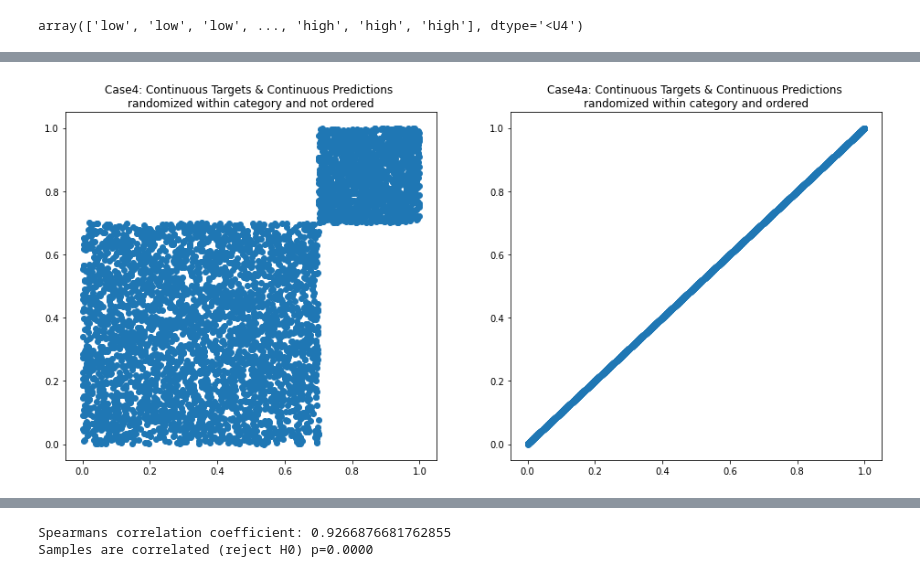
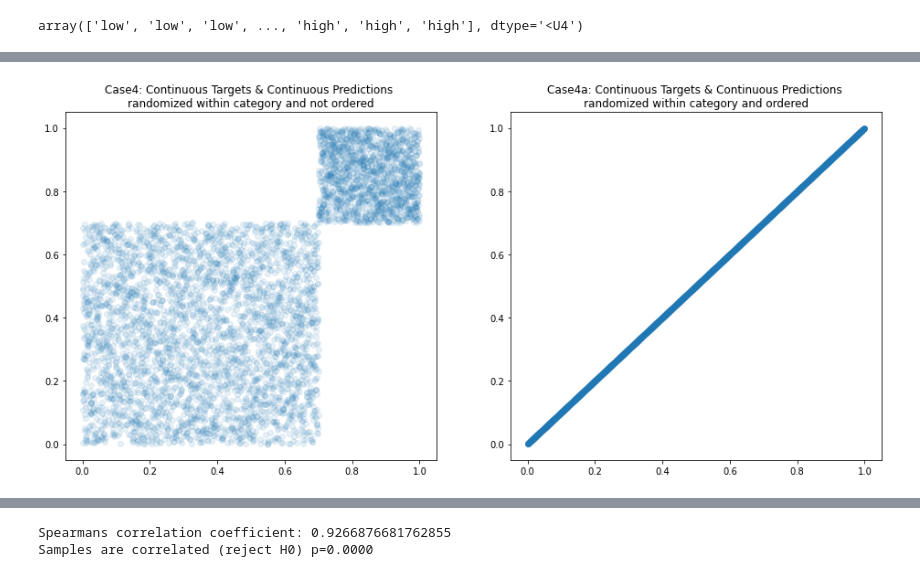
Before and after one commit to anyaconda/myStats, a Jupyter notebook: mySpearmanSimulation.ipynb, the cells around one changed output, grey strips where cells are left out. Saved outputs shown, nothing was run; the diff lists cells and outputs as text; code cells hidden in the pictures.

```diff
--- a/mySpearmanSimulation.ipynb
+++ b/mySpearmanSimulation.ipynb
@@ -315,12 +318,12 @@ np.mean(group_shuffle_corr)
 # %%
 #visualize raw input and ordered input
 _,ax = plt.subplots(1,2, figsize=(16,7))
-ax[0].scatter(true_target,pred);
+ax[0].scatter(true_target,pred, alpha=.1);
 ax[0].title.set_text("Case4: Continuous Targets & Continuous Predictions \nrandomized within category and not ordered");
-ax[1].scatter(true_target,sorted(pred));
+ax[1].scatter(true_target,sorted(pred), alpha=.1);
 ax[1].title.set_text("Case4a: Continuous Targets & Continuous Predictions \nrandomized within category and ordered");
 # %% [output]
-[figure, old version]
+[figure, new version]
 # %%
 coef, p = spearmanr(pred, true_target)
 print('Spearmans correlation coefficient:', coef)
```
Also changed, not shown: parts of 14 cells of this notebook.
